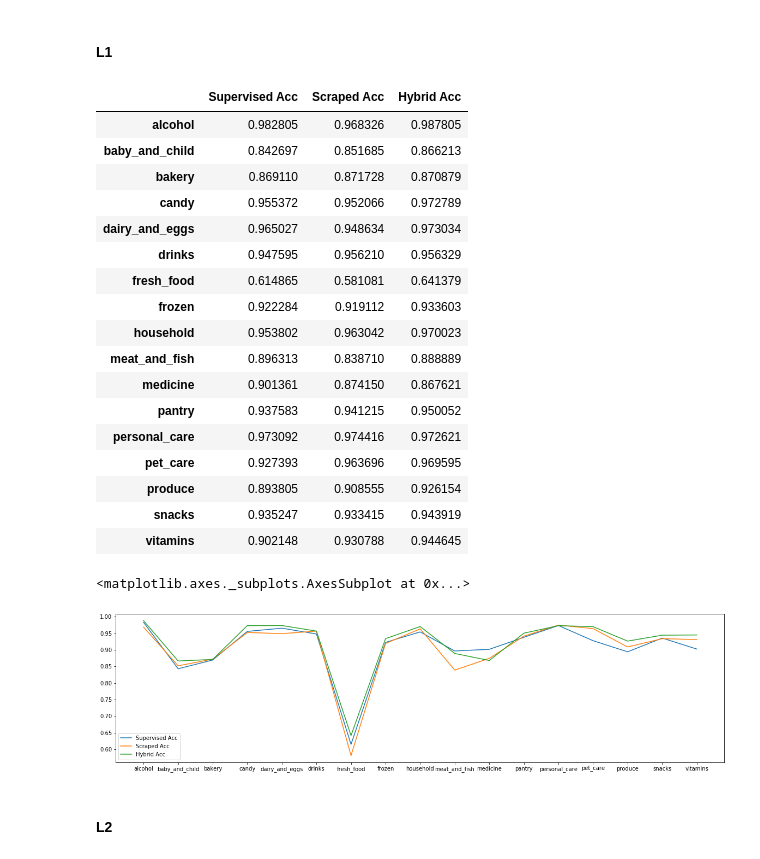
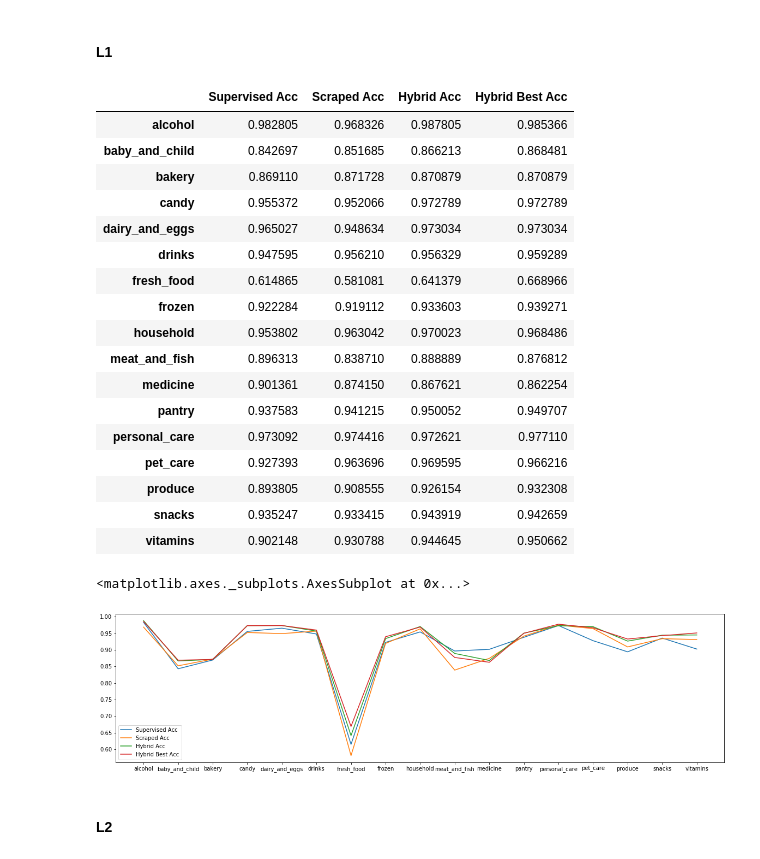
Before and after one commit to AbhiSivaprasad/doordash-ml, a Jupyter notebook: notebooks/# of Data + Impact on Predictions.ipynb, the cells around one changed output. Saved outputs shown, nothing was run; the diff lists cells and outputs as text; code cells hidden in the pictures.

Commit message:
added hybrid predictions to notebook analysis

```diff
--- a/notebooks/# of Data + Impact on Predictions.ipynb
+++ b/notebooks/# of Data + Impact on Predictions.ipynb
@@ -156,6 +156,7 @@ For every L1 and L2 category, we need to extract two scores: (train doordash -->
 doordash_accs = {}  # key = (l1, l2) value = acc
 scraped_accs = {}  # key = (l1, l2) value = acc
 hybrid_accs = {}  # key = (l1, l2) value = acc
+hybrid_best_accs = {}  # key = (l1, l2) value = acc
 # %%
 # Given predictions, calculate the accuracy per sub-category
 def get_accuracies(category_id, preds, accs_dict):
@@ -192,6 +194,7 @@ hybrid_preds = eval_predictions("../local/preds/hybrid-doordash", hybrid_accs)
 supervised_l1_accs = []
 scraped_l1_accs = []
 hybrid_l1_accs = []
+hybrid_best_l1_accs = []
 
 for (l1, l2), [acc] in doordash_accs.items():
     if l1 == 'grocery':
@@ -205,42 +208,47 @@ for (l1, l2), [acc] in hybrid_accs.items():
     if l1 == 'grocery':
         hybrid_l1_accs.append((l2, acc))
 
+for (l1, l2), [acc] in hybrid_best_accs.items():
+    if l1 == 'grocery':
+        hybrid_best_l1_accs.append((l2, acc))
+
 l1_accs = pd.DataFrame({
     'Supervised Acc': pd.Series({k: v for k, v in supervised_l1_accs}),
     'Scraped Acc': pd.Series({k: v for k, v in scraped_l1_accs}),
     'Hybrid Acc': pd.Series({k: v for k, v in hybrid_l1_accs}),
+    'Hybrid Best Acc': pd.Series({k: v for k, v in hybrid_best_l1_accs}),
     #'Supervised Data': counts["Doordash All"],
     #'Scraped Data': counts["Instacart All"] + counts["Google All"]
 })
 # %%
 l1_accs
 # %% [output]
-|  | Supervised Acc | Scraped Acc | Hybrid Acc |
-| alcohol | 0.982805 | 0.968326 | 0.987805 |
-| baby_and_child | 0.842697 | 0.851685 | 0.866213 |
-| bakery | 0.869110 | 0.871728 | 0.870879 |
-| candy | 0.955372 | 0.952066 | 0.972789 |
-| dairy_and_eggs | 0.965027 | 0.948634 | 0.973034 |
-| drinks | 0.947595 | 0.956210 | 0.956329 |
-| fresh_food | 0.614865 | 0.581081 | 0.641379 |
-| frozen | 0.922284 | 0.919112 | 0.933603 |
-| household | 0.953802 | 0.963042 | 0.970023 |
-| meat_and_fish | 0.896313 | 0.838710 | 0.888889 |
-| medicine | 0.901361 | 0.874150 | 0.867621 |
-| pantry | 0.937583 | 0.941215 | 0.950052 |
-| personal_care | 0.973092 | 0.974416 | 0.972621 |
-| pet_care | 0.927393 | 0.963696 | 0.969595 |
-| produce | 0.893805 | 0.908555 | 0.926154 |
-| snacks | 0.935247 | 0.933415 | 0.943919 |
-| vitamins | 0.902148 | 0.930788 | 0.944645 |
+|  | Supervised Acc | Scraped Acc | Hybrid Acc | Hybrid Best Acc |
+| alcohol | 0.982805 | 0.968326 | 0.987805 | 0.985366 |
+| baby_and_child | 0.842697 | 0.851685 | 0.866213 | 0.868481 |
+| bakery | 0.869110 | 0.871728 | 0.870879 | 0.870879 |
+| candy | 0.955372 | 0.952066 | 0.972789 | 0.972789 |
+| dairy_and_eggs | 0.965027 | 0.948634 | 0.973034 | 0.973034 |
+| drinks | 0.947595 | 0.956210 | 0.956329 | 0.959289 |
+| fresh_food | 0.614865 | 0.581081 | 0.641379 | 0.668966 |
+| frozen | 0.922284 | 0.919112 | 0.933603 | 0.939271 |
+| household | 0.953802 | 0.963042 | 0.970023 | 0.968486 |
+| meat_and_fish | 0.896313 | 0.838710 | 0.888889 | 0.876812 |
+| medicine | 0.901361 | 0.874150 | 0.867621 | 0.862254 |
+| pantry | 0.937583 | 0.941215 | 0.950052 | 0.949707 |
+| personal_care | 0.973092 | 0.974416 | 0.972621 | 0.977110 |
+| pet_care | 0.927393 | 0.963696 | 0.969595 | 0.966216 |
+| produce | 0.893805 | 0.908555 | 0.926154 | 0.932308 |
+| snacks | 0.935247 | 0.933415 | 0.943919 | 0.942659 |
+| vitamins | 0.902148 | 0.930788 | 0.944645 | 0.950662 |
 # %%
-plot = l1_accs.plot(y=["Supervised Acc", "Scraped Acc", "Hybrid Acc"], figsize=(20, 5))
+plot = l1_accs.plot(y=["Supervised Acc", "Scraped Acc", "Hybrid Acc", "Hybrid Best Acc"], figsize=(20, 5))
 plot.set_xticks(range(len(l1_accs)))
 plot.set_xticklabels(list(l1_accs.index))
 plot
 # %% [output]
 <matplotlib.axes._subplots.AxesSubplot at 0x...>
-[figure, old version]
+[figure, new version]
 # %% [markdown]
 #### L2
 # %%
```
Also changed, not shown: parts of 11 cells of this notebook.
